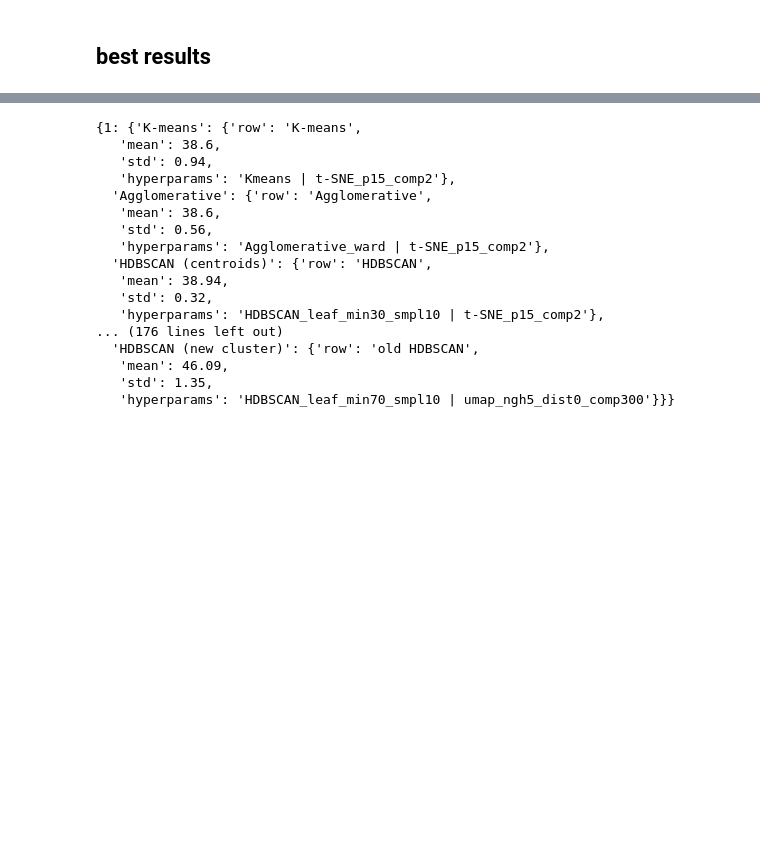
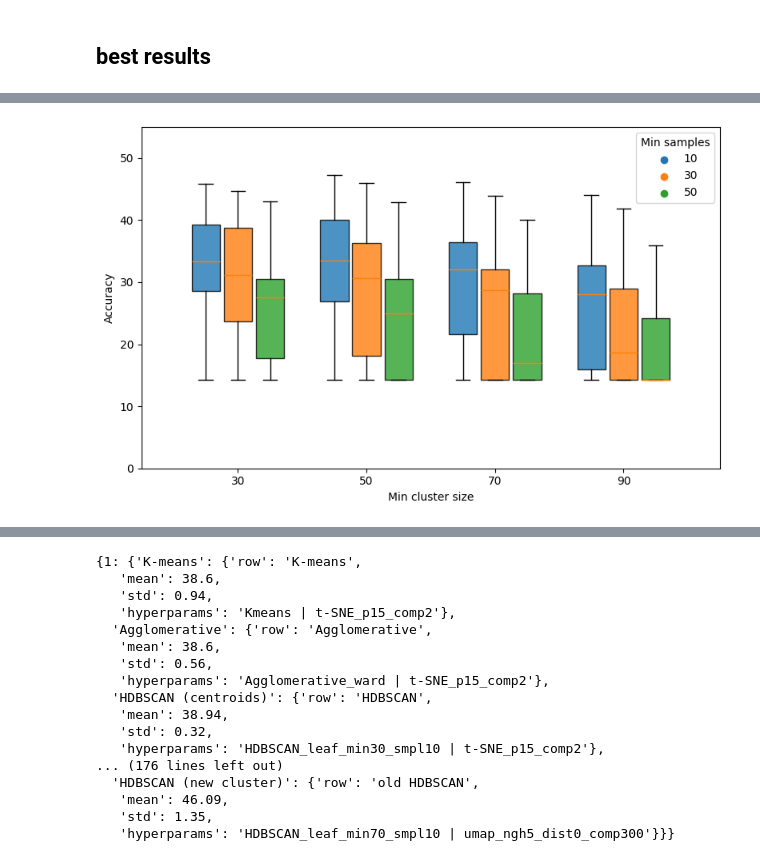
Before and after one commit to PulyaPolya/genres, a Jupyter notebook: ast_embedding_clustering.ipynb, the cells around one changed output, grey strips where cells are left out. Saved outputs shown, nothing was run; the diff lists cells and outputs as text; code cells hidden in the pictures; blank space fills up the shorter version.

```diff
--- a/ast_embedding_clustering.ipynb
+++ b/ast_embedding_clustering.ipynb
@@ -2282,0 +2502,70 @@ best_results
+# %%
+import re
+import pandas as pd
+import matplotlib.pyplot as plt
+
+# ---- dataframe from your dict ----
+rows = []
+for key, values in result_leaf.items():
+    m = re.search(r"min(\d+)_smpl(\d+)", key)
+    if not m:
+        continue
+
+    min_size = int(m.group(1))
+    samples = int(m.group(2))
+
+    for acc in values:
+        rows.append({
+            "min_size": min_size,
+            "samples": samples,
+            "accuracy": float(acc)
+        })
+
+df = pd.DataFrame(rows)
+
+mins  = sorted(df["min_size"].unique())
+smpls = sorted(df["samples"].unique())
+
+colors = {
+    smpls[0]: "tab:blue",
+    smpls[1]: "tab:orange",
+    smpls[2]: "tab:green"
+}
+
+plt.figure(figsize=(8,5))
+
+width = 0.25     # spacing of boxplots in a group
+positions_shift = [-width, 0, width]
+
+for shift, s in zip(positions_shift, smpls):
+    data = [df[(df["min_size"] == m) & (df["samples"] == s)]["accuracy"].values
+            for m in mins]
+
+    pos = [i + shift for i in range(1, len(mins)+1)]
+
+    bp = plt.boxplot(
+        data,
+        positions=pos,
+        widths=0.22,
+        patch_artist=True
+    )
+
+    for patch in bp["boxes"]:
+        patch.set(facecolor=colors[s], alpha=0.8)
+
+# x-ticks centered under groups
+plt.xticks(range(1, len(mins)+1), mins)
+plt.xlabel("Min cluster size")
+plt.ylabel("Accuracy")
+
+# legend
+for s in smpls:
+    plt.scatter([], [], color=colors[s], label=f"{s}")
+#plt.legend()
+plt.legend(title="Min samples")
+plt.ylim(0, 55)
+plt.tight_layout()
+plt.savefig(r"C:\Polina\master\thesis\annotations\figures\hdbscan_boxes_leaf_new_cluster.pdf")
+plt.show()
+# %% [output]
+[figure, added]
```
Also changed, not shown: parts of 28 cells of this notebook.
